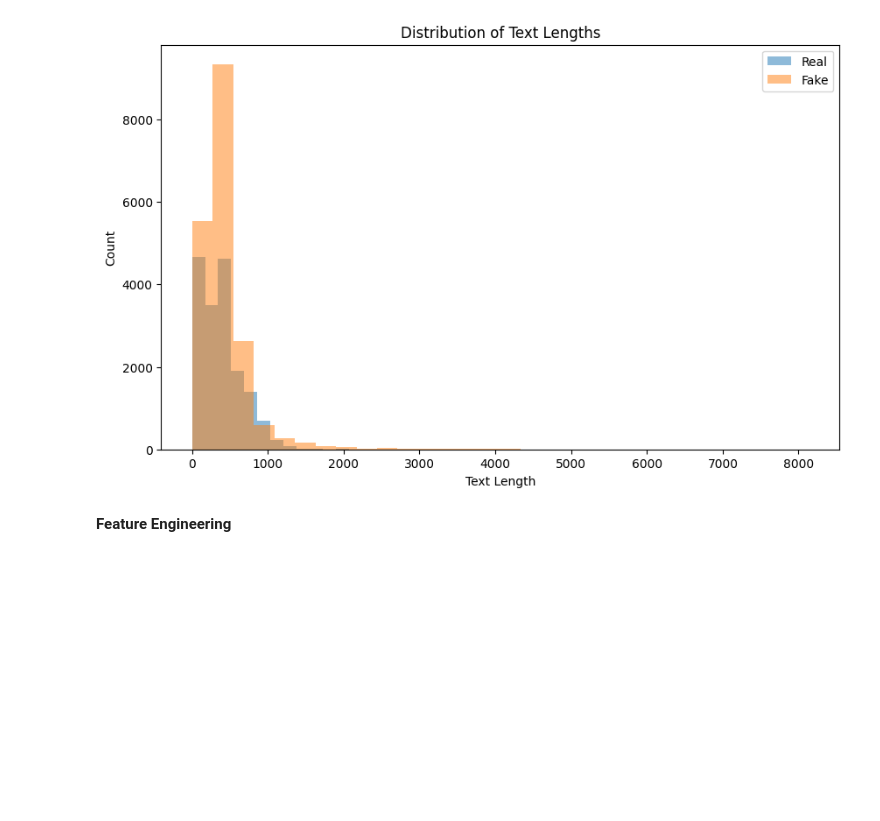
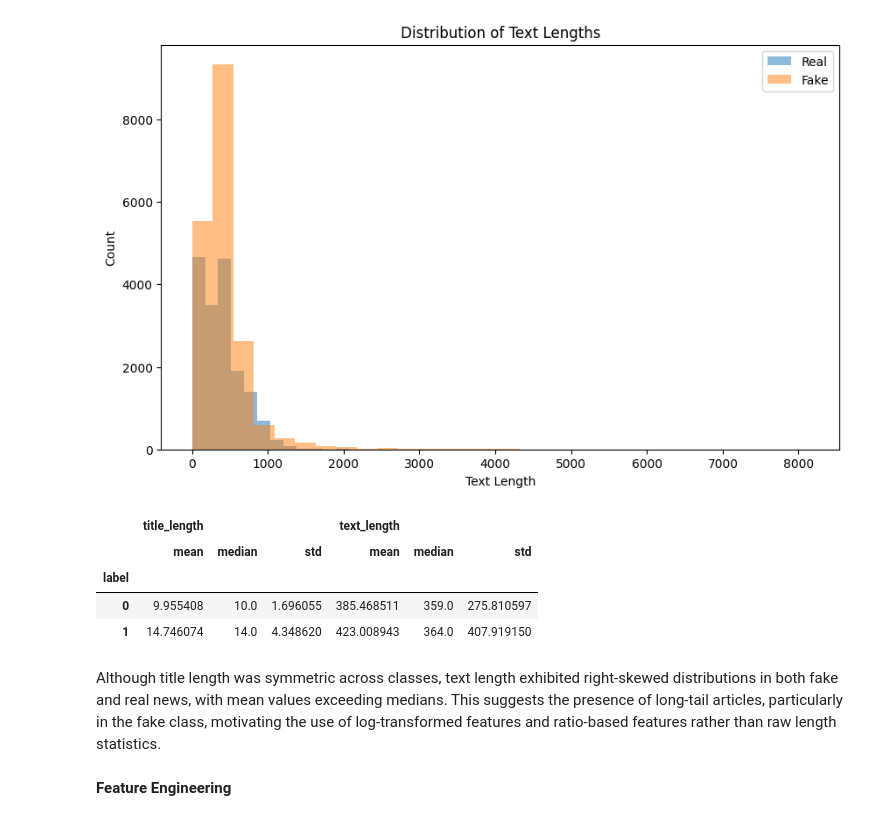
Before and after one commit to rhiats/Fake-News-Detection, a Jupyter notebook: Fake_News_Detection.ipynb, the cells around one changed output. Drawn from its saved outputs; the diff is of its cells as text; code cells hidden in the pictures; blank space fills up the shorter version.

```diff
--- a/Fake_News_Detection.ipynb
+++ b/Fake_News_Detection.ipynb
@@ -246,5 +248,17 @@ plt.legend()
 plt.show()
 # %% [output]
 [figure]
+# %%
+train_df.groupby("label")[
+    ["title_length", "text_length"]
+].agg(["mean", "median", "std"])
+# %% [output]
+|  | title_length |  |  | text_length |  |  |
+|  | mean | median | std | mean | median | std |
+| label |  |  |  |  |  |  |
+| 0 | 9.955408 | 10.0 | 1.696055 | 385.468511 | 359.0 | 275.810597 |
+| 1 | 14.746074 | 14.0 | 4.348620 | 423.008943 | 364.0 | 407.919150 |
+# %% [markdown]
+Although title length was symmetric across classes, text length exhibited right-skewed distributions in both fake and real news, with mean values exceeding medians. This suggests the presence of long-tail articles, particularly in the fake class, motivating the use of log-transformed features and ratio-based features rather than raw length statistics.
 # %% [markdown]
 **Feature Engineering**
```
Also changed, not shown: parts of 3 cells of this notebook.
